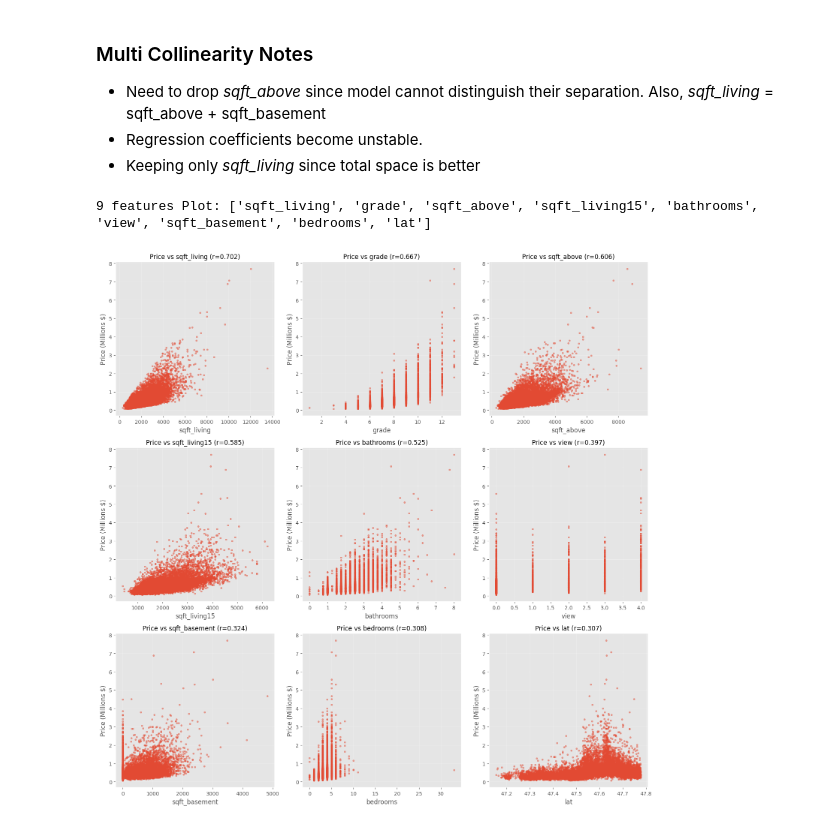
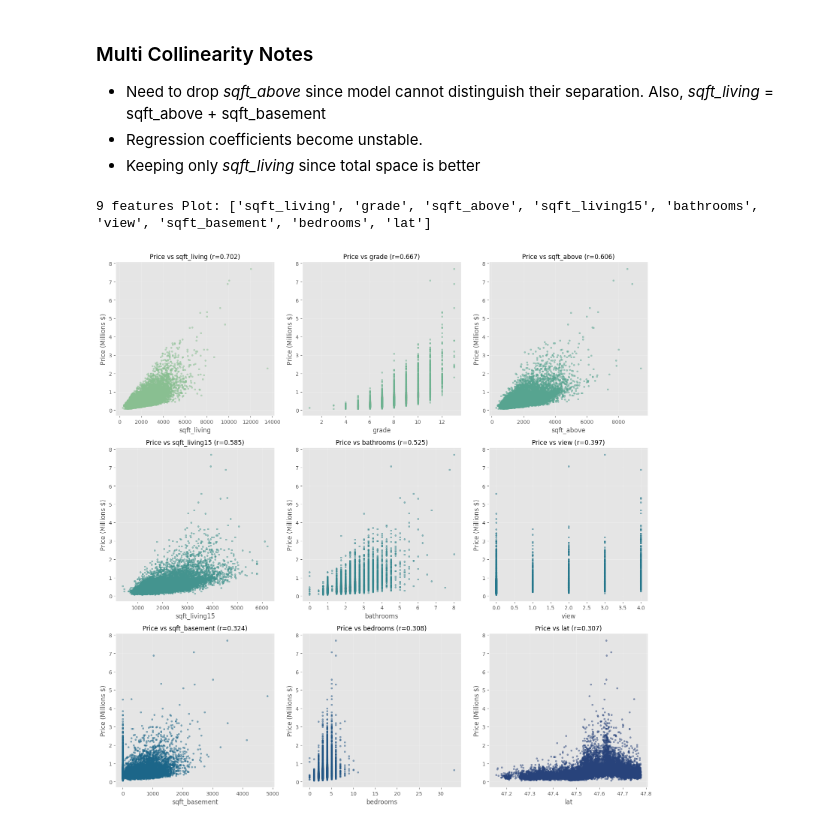
Before and after one commit to gnpthbalaji/house_price_ml_predictor, a Jupyter notebook: notebooks/01_exploratory_data_analysis.ipynb, the cells around one changed output. Drawn from its saved outputs; the diff is of its cells as text; code cells hidden in the pictures.

Commit message:
Price vs Key features

```diff
--- a/notebooks/01_exploratory_data_analysis.ipynb
+++ b/notebooks/01_exploratory_data_analysis.ipynb
@@ -246,32 +246,35 @@ for feature, corr_value in correlation.items():
     if abs(corr_value) >= 0.3:
         strong_moderate_features.append((feature, corr_value))
 
 strong_moderate_features.sort(key=lambda x: abs(x[1]), reverse=True)
 features_to_plot = [f[0] for f in strong_moderate_features]
 
 print(f"{len(features_to_plot)} features Plot: {features_to_plot}\n")
 
 n_features = len(features_to_plot)
 n_cols = 3
 n_rows = (n_features + n_cols - 1) // n_cols
 
 fig, axes = plt.subplots(n_rows, n_cols, figsize=(15, 5*n_rows))
 axes = axes.flatten()
 
+cmap = sns.color_palette('crest', n_colors=n_features)
+
+
 for i, feature in enumerate(features_to_plot):
-    axes[i].scatter(df[feature], df['price']/1000000, alpha=0.5, s=10)
+    axes[i].scatter(df[feature], df['price']/1000000, alpha=0.5, s=10, color=cmap[i])
     axes[i].set_xlabel(feature, fontsize=12)
     axes[i].set_ylabel('Price (Millions $)', fontsize=12)
 
     corr_val = correlation[feature]
     axes[i].set_title(f'Price vs {feature} (r={corr_val:.3f})', fontsize=12)
     axes[i].grid(True, alpha=0.3)
 
 for j in range(i + 1, len(axes)):
     axes[j].set_visible(False)
 
 plt.tight_layout()
 plt.show()
 # %% [output]
 9 features Plot: ['sqft_living', 'grade', 'sqft_above', 'sqft_living15', 'bathrooms', 'view', 'sqft_basement', 'bedrooms', 'lat']
-[figure, old version]
+[figure, new version]
```
